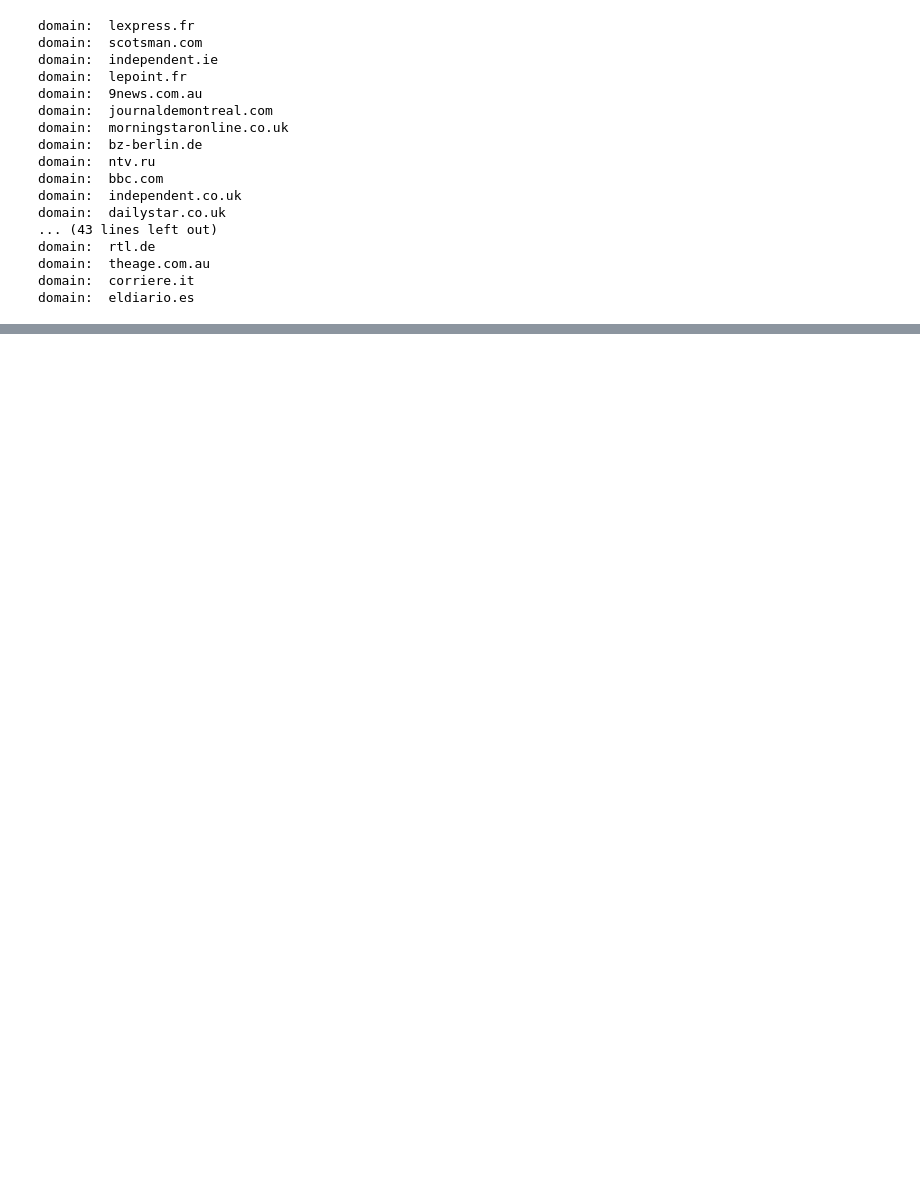
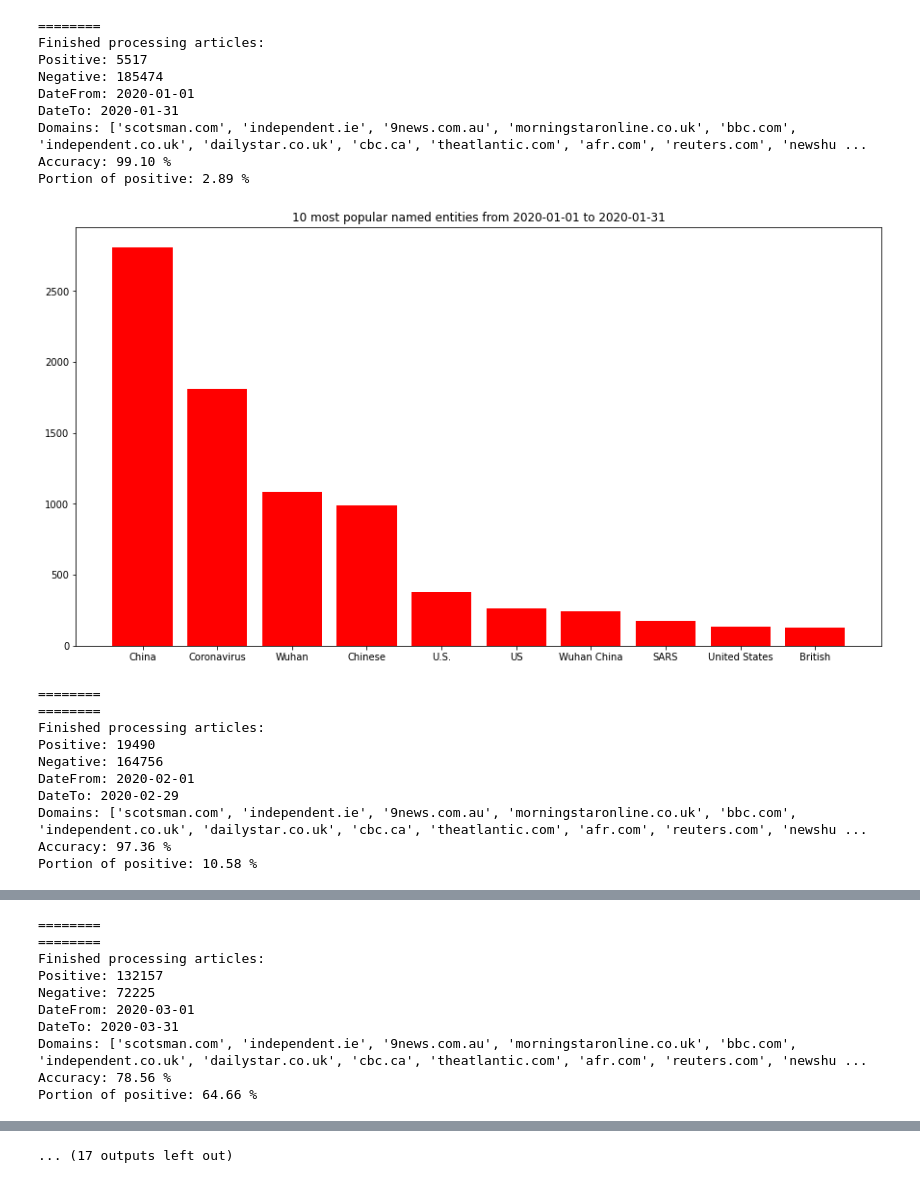
Before and after one commit to Pesinn/TextMining, a Jupyter notebook: TextMining_FinalProject.ipynb, the cells around one changed output, grey strips where cells are left out. Drawn from its saved outputs; the diff is of its cells as text; code cells hidden in the pictures; blank space fills up the shorter version.

```diff
--- a/TextMining_FinalProject.ipynb
+++ b/TextMining_FinalProject.ipynb
@@ -8,18 +8,9 @@ import gzip
 import json
 # %%
 # Utils
-def sections_to_analyze():
-    return [
-        "title_standardized",
-        "description_standardized"
-    ]
-
 def languages():
     return [
-        "english",
-        "french",
-        "spanish",
-        "russian"
+        "english"
     ]
 # %%
 # Global variables
@@ -803,8 +766,7 @@ def add_to_dictionary(prev, newEntities):
     return prev
 
 def standardize_and_classify(articles):
-    standardized = standardizeList(articles)
-    return classify_and_analyze(standardized)
+    return classify_and_analyze(articles)
 
 def process_articles(domains, dateFrom="", dateTo=""):
     articles, dateFrom, dateTo = get_articles(domains, dateFrom, dateTo)
@@ -814,12 +776,11 @@ def process_articles(domains, dateFrom="", dateTo=""):
     else:
         accuracy, positive, negative, namedProperties = standardize_and_classify(articles)
 
-        named = add_to_dictionary({}, namedProperties)
         # Display results from analyzation
         display_results(accuracy,
                     positive,
                     negative,
-                    named,
+                    namedProperties,
                     domains,
                     dateFrom,
                     dateTo)
@@ -831,8 +792,6 @@ def process_articles_by_month(domains, year, month):
         return 0, 0, 0, 0
     else:
         accuracy, positiveNum, negativeNum, namedProperties = standardize_and_classify(articles)
-
-        named = add_to_dictionary({}, namedProperties)
 
         # Display results from analyzation
         display_results(accuracy,
@@ -856,52 +815,54 @@ def each_month(year):
     monthsCounter = 0
     for a in list(range(1, 13)):
         accuracy, positiveNum, negativeNum, namedProperties = process_articles_by_month(get_domains(), year, str(a))
-        print("Finished processing: ", a)
         # Create an array that is used for displaying statistics for each month
         if(positiveNum != 0):
             monthsCounter += 1
             o = float(positiveNum)/(float(negativeNum)+float(positiveNum)) * 100
             outcome.append(round(o))
             allAccuracy.append(accuracy)
             allPositiveNum.append(positiveNum)
             allNegativeNum.append(negativeNum)
             allNamedProperties = add_to_dictionary(allNamedProperties, namedProperties)
         else:
             outcome.append(0)
             allAccuracy.append(accuracy)
             allPositiveNum.append(positiveNum)
             allNegativeNum.append(negativeNum)
 
     display_graph(f"Portion of positive for each month in year {year}", months, outcome)
 
     totalAccuracy = sum(allAccuracy) / monthsCounter
 
     allProps = filter_named_properties(allNamedProperties)
 
     display_results(totalAccuracy, sum(allPositiveNum),sum(allNegativeNum), allProps, "All", "20200101", "20201231")
 
 #text_mine_articles(get_domains(), "20200101", "20201231")
 
 # Process all articles for each month in 2020
 each_month("2020")
 
 # Process all artiles in an outlet in 2020
-process_articles(["bbc.com"], "20200401", "20200502")
+process_articles(["bbc.com"], "20200101", "20201231")
 # %% [output]
-domain:  lexpress.fr
-domain:  scotsman.com
-domain:  independent.ie
-domain:  lepoint.fr
-domain:  9news.com.au
-domain:  journaldemontreal.com
-domain:  morningstaronline.co.uk
-domain:  bz-berlin.de
-domain:  ntv.ru
-domain:  bbc.com
-domain:  independent.co.uk
-domain:  dailystar.co.uk
-... (43 lines left out)
-domain:  rtl.de
-domain:  theage.com.au
-domain:  corriere.it
-domain:  eldiario.es
+========
+Finished processing articles:
+Positive: 5517
+Negative: 185474
+DateFrom: 2020-01-01
+DateTo: 2020-01-31
+Domains: ['scotsman.com', 'independent.ie', '9news.com.au', 'morningstaronline.co.uk', 'bbc.com', 'independent.co.uk', 'dailystar.co.uk', 'cbc.ca', 'theatlantic.com', 'afr.com', 'reuters.com', 'newshu ...
+Accuracy: 99.10 %
+Portion of positive: 2.89 %
+[figure, added]
+========
+========
+Finished processing articles:
+Positive: 19490
+Negative: 164756
+DateFrom: 2020-02-01
+DateTo: 2020-02-29
+Domains: ['scotsman.com', 'independent.ie', '9news.com.au', 'morningstaronline.co.uk', 'bbc.com', 'independent.co.uk', 'dailystar.co.uk', 'cbc.ca', 'theatlantic.com', 'afr.com', 'reuters.com', 'newshu ...
+Accuracy: 97.36 %
+Portion of positive: 10.58 %
@@ -907,0 +870,10 @@ domain:  eldiario.es
+========
+========
+Finished processing articles:
+Positive: 132157
+Negative: 72225
+DateFrom: 2020-03-01
+DateTo: 2020-03-31
+Domains: ['scotsman.com', 'independent.ie', '9news.com.au', 'morningstaronline.co.uk', 'bbc.com', 'independent.co.uk', 'dailystar.co.uk', 'cbc.ca', 'theatlantic.com', 'afr.com', 'reuters.com', 'newshu ...
+Accuracy: 78.56 %
+Portion of positive: 64.66 %
@@ -907,0 +914 @@ domain:  eldiario.es
+... (17 outputs left out)
```
Also changed, not shown: parts of 6 cells of this notebook.
